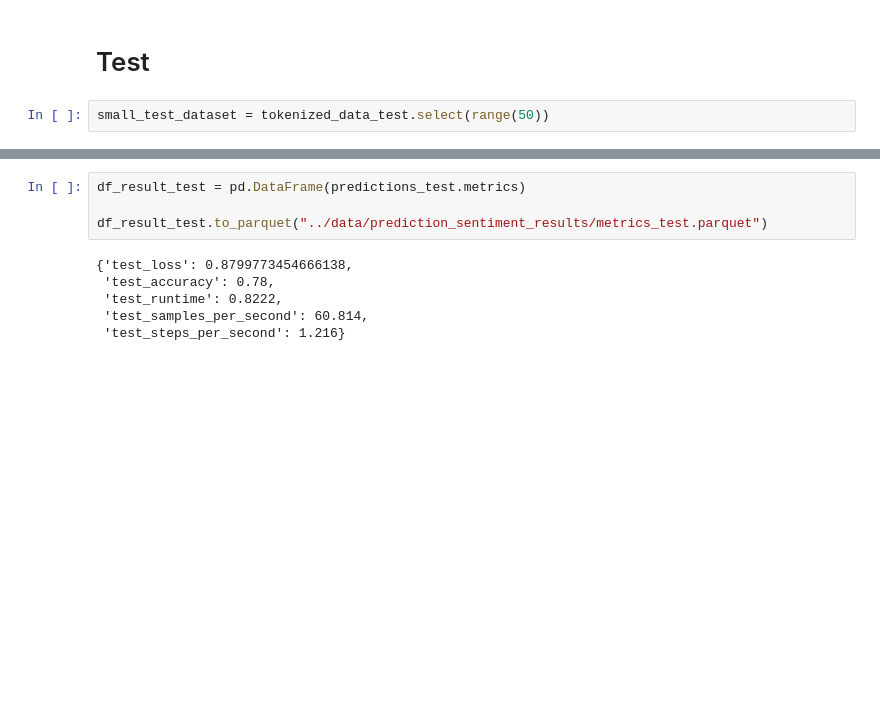
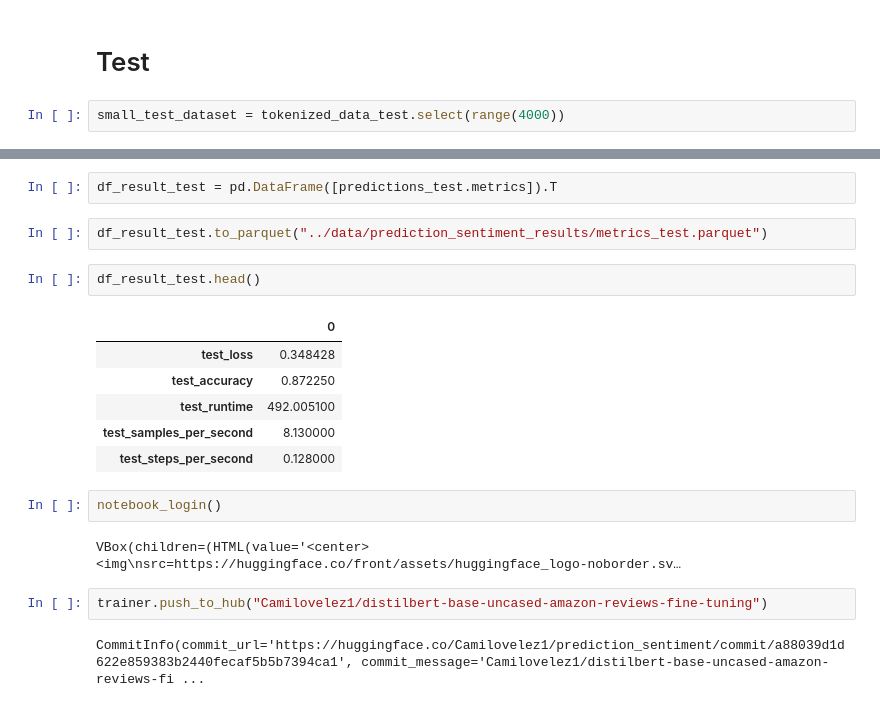
Before and after one commit to maestria-ds-eafit/proyecto-integrador-semestre-2, a Jupyter notebook: notebooks/sentiment_analysis_fine_tuning.ipynb, the cells around one changed output, grey strips where cells are left out. Cells and saved outputs as stored; diff of their text form; blank space fills up the shorter version.

Commit message:
Add sentiment analysis execution

```diff
--- a/notebooks/sentiment_analysis_fine_tuning.ipynb
+++ b/notebooks/sentiment_analysis_fine_tuning.ipynb
@@ -101,7 +143,7 @@ df_results.to_parquet("../data/prediction_sentiment_results/metrics.parquet")
 # %% [markdown]
 # Test
 # %%
-small_test_dataset = tokenized_data_test.select(range(50))
+small_test_dataset = tokenized_data_test.select(range(4000))
 # %%
 predictions_test = trainer.predict(small_test_dataset)
 # %% [output]
@@ -126,10 +151,21 @@ predictions_test = trainer.predict(small_test_dataset)
+# %%
+df_result_test = pd.DataFrame([predictions_test.metrics]).T
 # %%
-df_result_test = pd.DataFrame(predictions_test.metrics)
-
 df_result_test.to_parquet("../data/prediction_sentiment_results/metrics_test.parquet")
-# %% [output]
-{'test_loss': 0.8799773454666138,
- 'test_accuracy': 0.78,
- 'test_runtime': 0.8222,
- 'test_samples_per_second': 60.814,
- 'test_steps_per_second': 1.216}
+# %%
+df_result_test.head()
+# %% [output]
+|  | 0 |
+| test_loss | 0.348428 |
+| test_accuracy | 0.872250 |
+| test_runtime | 492.005100 |
+| test_samples_per_second | 8.130000 |
+| test_steps_per_second | 0.128000 |
+# %%
+notebook_login()
+# %% [output]
+VBox(children=(HTML(value='<center> <img\nsrc=https://huggingface.co/front/assets/huggingface_logo-noborder.sv…
+# %%
+trainer.push_to_hub("Camilovelez1/distilbert-base-uncased-amazon-reviews-fine-tuning")
+# %% [output]
+CommitInfo(commit_url='https://huggingface.co/Camilovelez1/prediction_sentiment/commit/a88039d1d622e859383b2440fecaf5b5b7394ca1', commit_message='Camilovelez1/distilbert-base-uncased-amazon-reviews-fi ...
```
Also changed, not shown: parts of 8 cells of this notebook, 3 other files.
